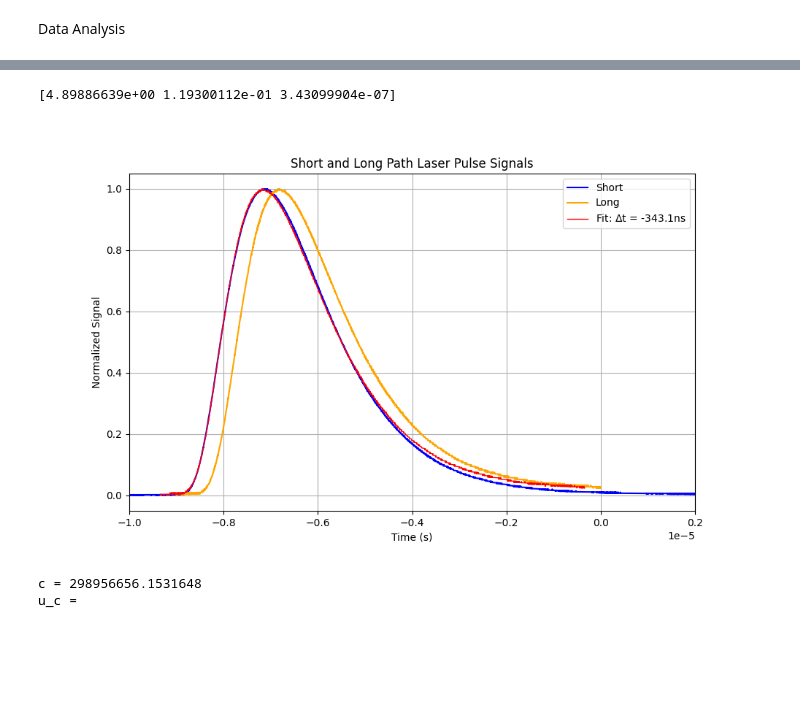
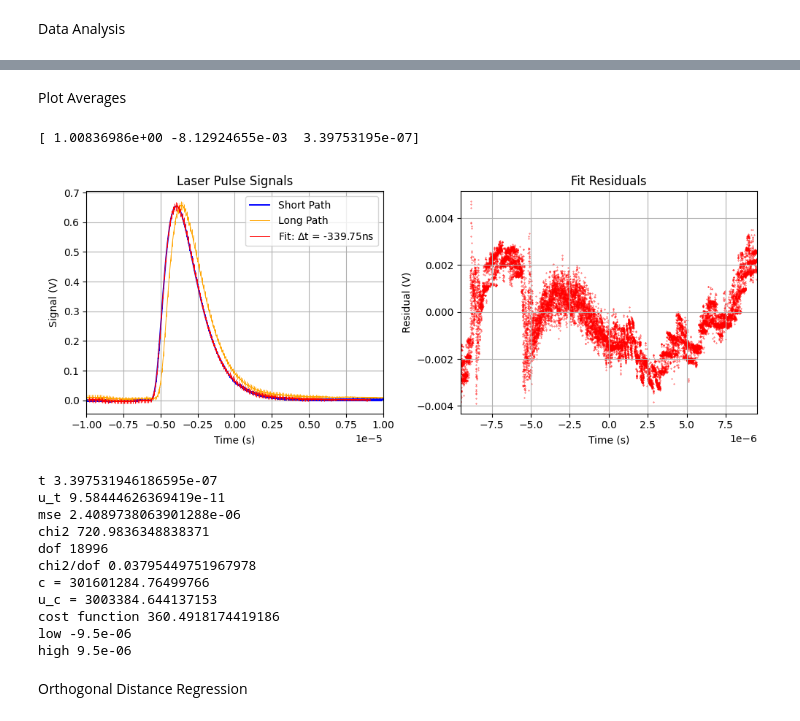
Before and after one commit to deanr02/Speed_of_light, a Jupyter notebook: Waveforms/analysis.ipynb, the cells around one changed output, grey strips where cells are left out. Drawn from its saved outputs; the diff is of its cells as text; code cells hidden in the pictures; blank space fills up the shorter version.

```diff
--- a/Waveforms/analysis.ipynb
+++ b/Waveforms/analysis.ipynb
@@ -141,8 +287,2 @@ u_c =
-# %%
-
-plot_and_fit("short_zoom.CSV", "long_zoom.CSV")
-# %% [output]
-[4.89886639e+00 1.19300112e-01 3.43099904e-07]
-[figure, removed]
-c = 298956656.1531648
-u_c =
+# %% [markdown]
+Plot Averages
@@ -149 +430,19 @@ u_c =
+# %%
+plot_avg((10,19), (20,29), -9.5e-6, 9.5e-6, 0.7)
+# %% [output]
+[ 1.00836986e+00 -8.12924655e-03  3.39753195e-07]
+[figure, added]
+t 3.397531946186595e-07
+u_t 9.58444626369419e-11
+mse 2.4089738063901288e-06
+chi2 720.9836348838371
+dof 18996
+chi2/dof 0.03795449751967978
+c = 301601284.76499766
+u_c = 3003384.644137153
+cost function 360.4918174419186
+low -9.5e-06
+high 9.5e-06
+# %% [markdown]
+Orthogonal Distance Regression
 # %%
```
Also changed, not shown: parts of 14 cells of this notebook, 31 other files.
